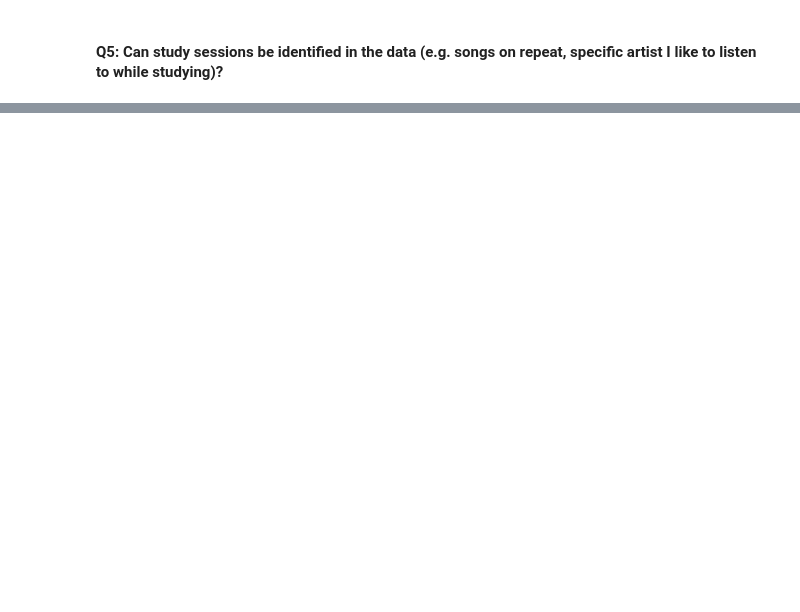
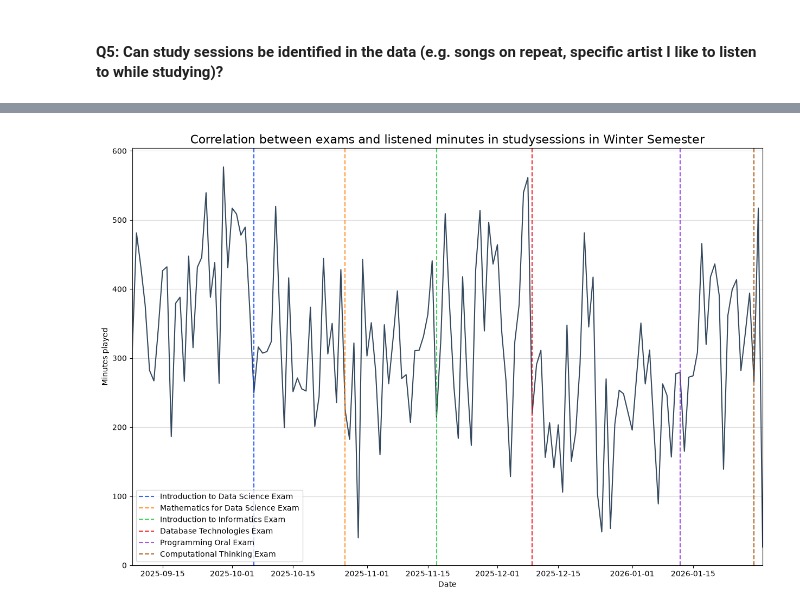
Before and after one commit to alyssa-leuschner/spotify-data-analysis, a Jupyter notebook: spotify_data_analysis.ipynb, the cells around one changed output, grey strips where cells are left out. Cells and saved outputs as stored; diff of their text form; code cells hidden in the pictures; blank space fills up the shorter version.

```diff
--- a/spotify_data_analysis.ipynb
+++ b/spotify_data_analysis.ipynb
@@ -633,0 +745,44 @@ plt.show()
+# %%
+#
+cleaned_data["month"] = cleaned_data["ts"].dt.month_name()
+
+# Filter Winter Semester 2026
+sose_data = cleaned_data[(cleaned_data["ts"] >= "2025-09-08") & (cleaned_data["ts"] < "2026-02-01")].groupby(cleaned_data["ts"].dt.date)["minutes_played"].sum().reset_index()
+
+#
+sose_data["ts"] = pd.to_datetime(sose_data["ts"])
+
+#
+sose_exams ={
+    "2025-10-06": "Introduction to Data Science Exam",
+    "2025-10-27": "Mathematics for Data Science Exam",
+    "2025-11-17": "Introduction to Informatics Exam",
+    "2025-12-09": "Database Technologies Exam",
+    "2026-01-12": "Programming Oral Exam",
+    "2026-01-29": "Computational Thinking Exam"
+}
+
+palette= sns.color_palette("bright", n_colors=len(sose_exams))
+
+# Visualise the streaming habits on every day after moving to Vienna
+plt.figure(figsize= (15, 10))
+sns.lineplot(data= sose_data , x= "ts", y= "minutes_played", color= "#34495E", linewidth= 1.5)
+
+plt.title("Correlation between exams and listened minutes in studysessions in Winter Semester", fontsize= 16)
+
+plt.xlabel("Date")
+plt.xlim(sose_data["ts"].min(), sose_data["ts"].max())
+plt.ylabel("Minutes played")
+plt.ylim(bottom= 0)
+
+# Annotate the plot and adding exam dates
+for i, (exam_day, exam_name) in enumerate(sose_exams.items()):
+    plt.axvline(x= pd.to_datetime(exam_day), color= palette[i], linestyle= "--", linewidth= 1.5, label= exam_name, alpha= 0.8)
+
+
+plt.legend()
+plt.grid(axis= "y", alpha= 0.5)
+
+plt.show()
+# %% [output]
+[figure, added]
```
Also changed, not shown: parts of 10 cells of this notebook.
